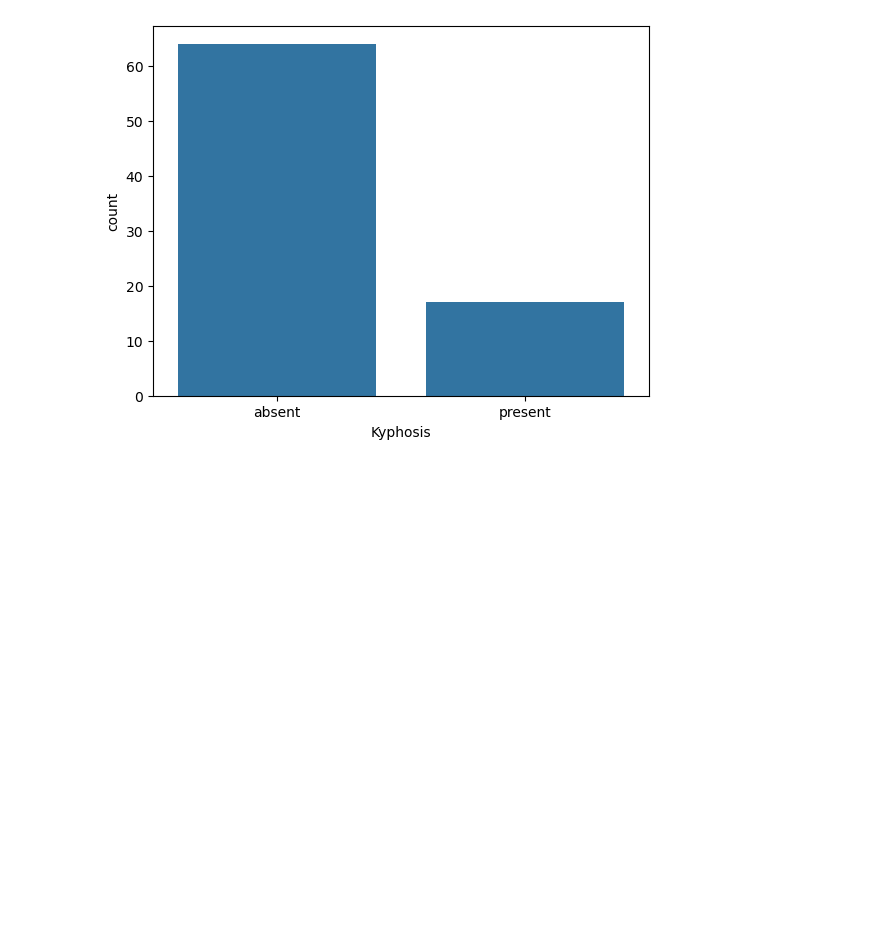
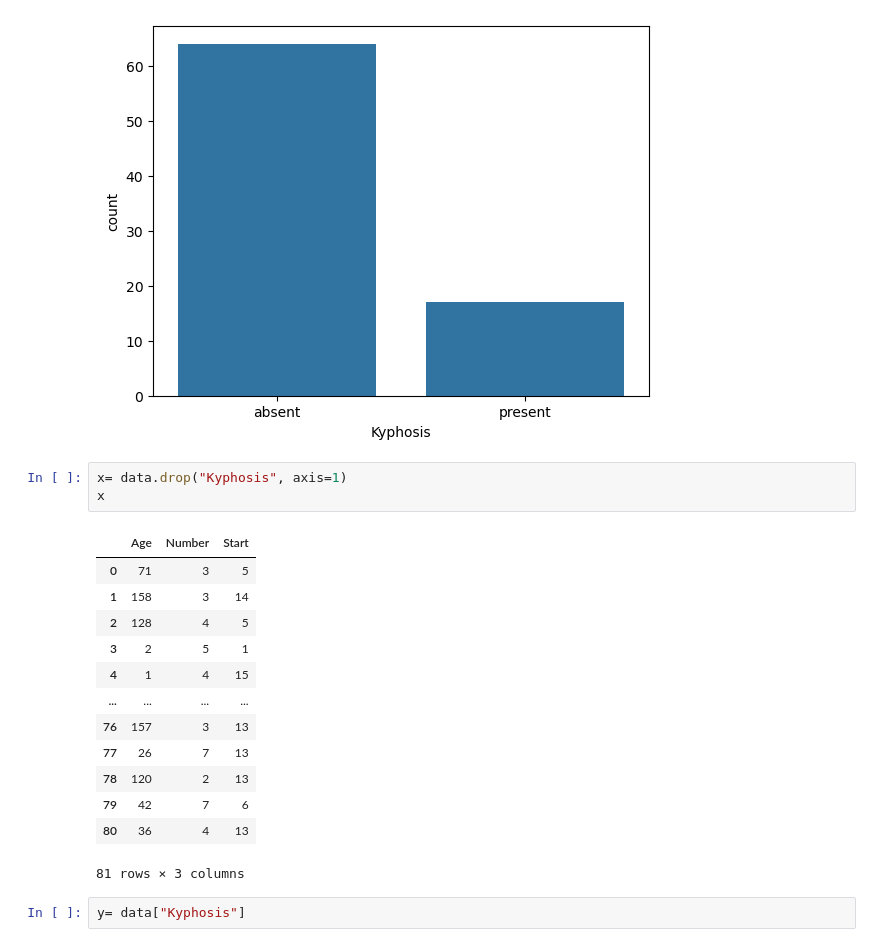
Before and after one commit to Bhanuka10/model-Training-Learning, a Jupyter notebook: Naive Bayes Algorithm/Untitled.ipynb, the cells around one changed output. Cells and saved outputs as stored; diff of their text form; blank space fills up the shorter version.

Commit message:
aplit data

```diff
--- a/Naive Bayes Algorithm/Untitled.ipynb
+++ b/Naive Bayes Algorithm/Untitled.ipynb
@@ -42,3 +42,22 @@ sns.countplot(x="Kyphosis", data=data)
 # %% [output]
 <Axes: xlabel='Kyphosis', ylabel='count'>
 [figure]
+# %%
+x= data.drop("Kyphosis", axis=1)
+x
+# %% [output]
+|  | Age | Number | Start |
+| 0 | 71 | 3 | 5 |
+| 1 | 158 | 3 | 14 |
+| 2 | 128 | 4 | 5 |
+| 3 | 2 | 5 | 1 |
+| 4 | 1 | 4 | 15 |
+| ... | ... | ... | ... |
+| 76 | 157 | 3 | 13 |
+| 77 | 26 | 7 | 13 |
+| 78 | 120 | 2 | 13 |
+| 79 | 42 | 7 | 6 |
+| 80 | 36 | 4 | 13 |
+81 rows × 3 columns
+# %%
+y= data["Kyphosis"]
```
Also changed, not shown: parts of 4 cells of this notebook.
